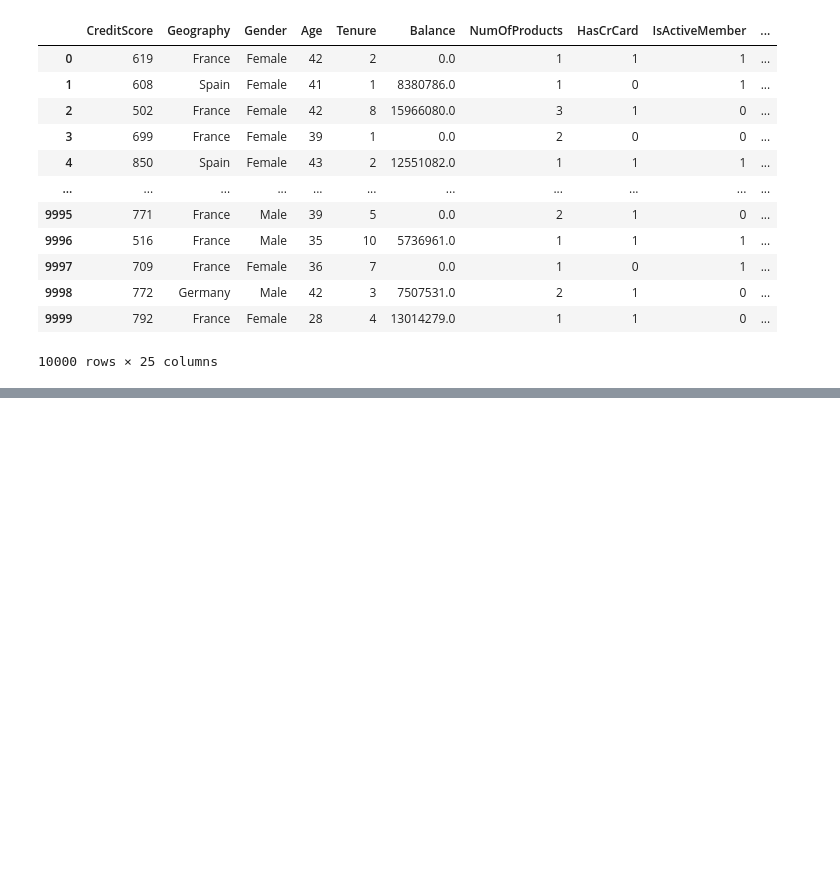
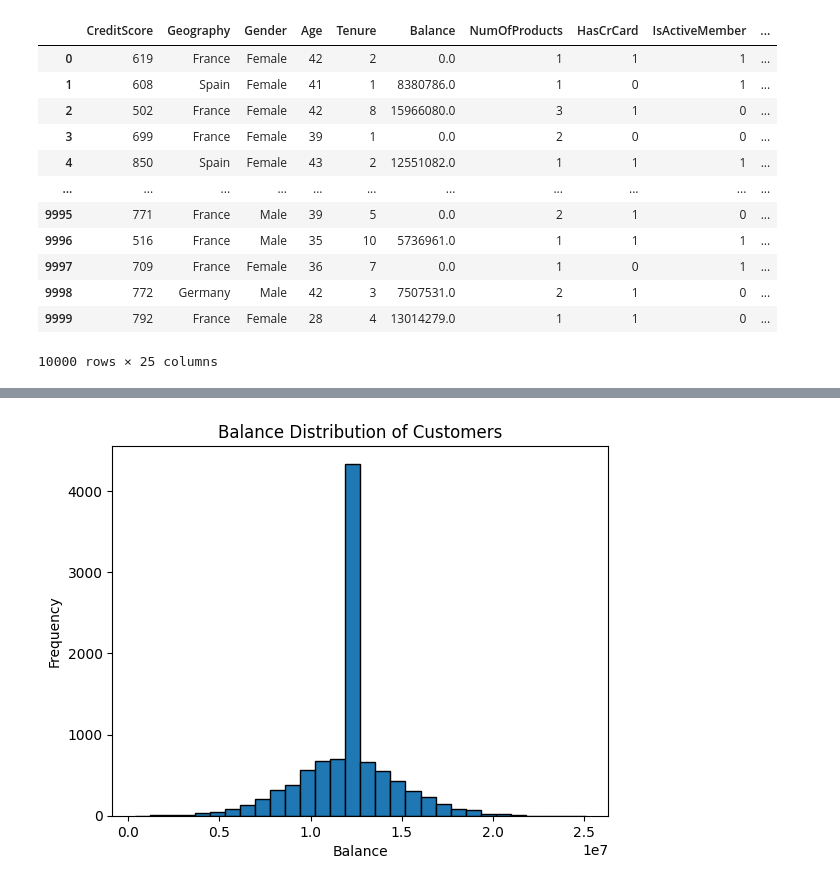
Before and after one commit to Mipjeiger/Bank-ML-End-to-end-Engineer, a Jupyter notebook: ml-engineer/notebooks/03_LLM.ipynb, the cells around one changed output, grey strips where cells are left out. Drawn from its saved outputs; the diff is of its cells as text; code cells hidden in the pictures; blank space fills up the shorter version.

```diff
--- a/ml-engineer/notebooks/03_LLM.ipynb
+++ b/ml-engineer/notebooks/03_LLM.ipynb
@@ -82,0 +138,9 @@ df
+# %%
+plt.Figure(figsize=(10, 6))
+plt.hist(df[['Balance']], bins=30, edgecolor='k')
+plt.title('Balance Distribution of Customers')
+plt.xlabel('Balance')
+plt.ylabel('Frequency')
+plt.show()
+# %% [output]
+[figure, added]
```
Also changed, not shown: parts of 5 cells of this notebook.
